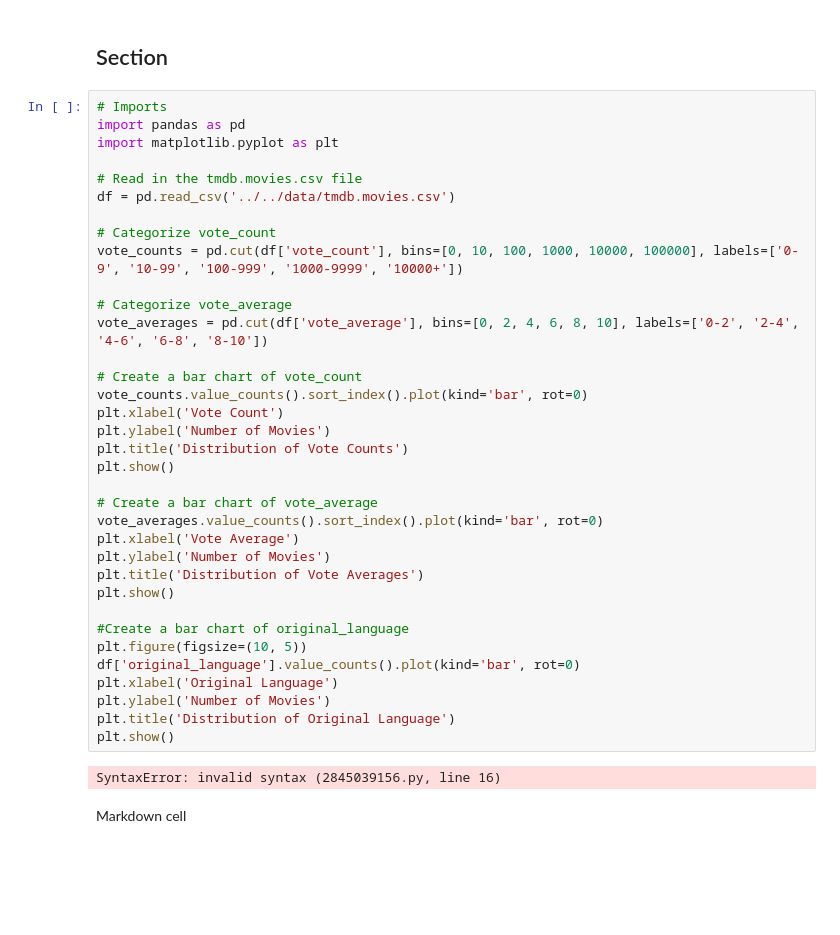
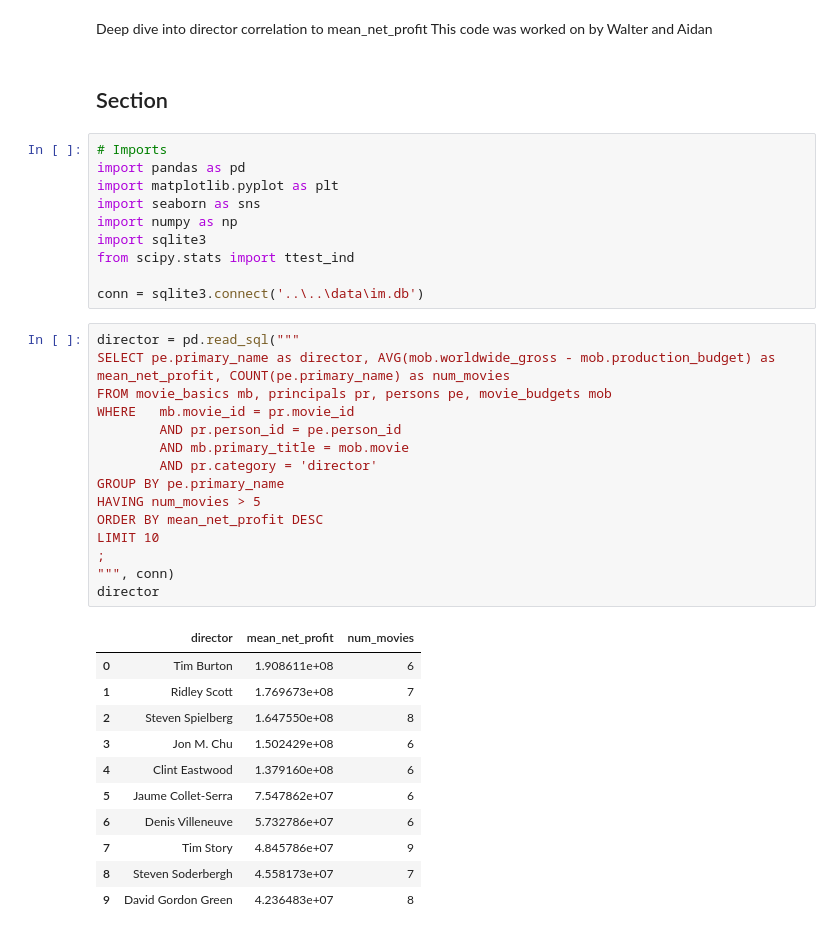
Before and after one commit to rolandrao/capstone-repo, a Jupyter notebook: notebooks/Walter Friedrich/walter_working_notebook.ipynb, the cells around one changed output. Drawn from its saved outputs; the diff is of its cells as text; blank space fills up the shorter version.

Commit message:
updated with group work

```diff
--- a/notebooks/Walter Friedrich/walter_working_notebook.ipynb
+++ b/notebooks/Walter Friedrich/walter_working_notebook.ipynb
@@ -9,41 +7,42 @@ Markdown Cell
+# %% [markdown]
+Deep dive into director correlation to mean_net_profit
+This code was worked on by Walter and Aidan
 # %% [markdown]
 ## Section
-# %%
-# Imports
-import pandas as pd
-import matplotlib.pyplot as plt
-
-# Read in the tmdb.movies.csv file
-df = pd.read_csv('../../data/tmdb.movies.csv')
-
-# Categorize vote_count
-vote_counts = pd.cut(df['vote_count'], bins=[0, 10, 100, 1000, 10000, 100000], labels=['0-9', '10-99', '100-999', '1000-9999', '10000+'])
-
-# Categorize vote_average
-vote_averages = pd.cut(df['vote_average'], bins=[0, 2, 4, 6, 8, 10], labels=['0-2', '2-4', '4-6', '6-8', '8-10'])
-
-# Create a bar chart of vote_count
-vote_counts.value_counts().sort_index().plot(kind='bar', rot=0)
-plt.xlabel('Vote Count')
-plt.ylabel('Number of Movies')
-plt.title('Distribution of Vote Counts')
-plt.show()
-
-# Create a bar chart of vote_average
-vote_averages.value_counts().sort_index().plot(kind='bar', rot=0)
-plt.xlabel('Vote Average')
-plt.ylabel('Number of Movies')
-plt.title('Distribution of Vote Averages')
-plt.show()
-
-#Create a bar chart of original_language
-plt.figure(figsize=(10, 5))
-df['original_language'].value_counts().plot(kind='bar', rot=0)
-plt.xlabel('Original Language')
-plt.ylabel('Number of Movies')
-plt.title('Distribution of Original Language')
-plt.show()
-# %% [output]
-SyntaxError: invalid syntax (2845039156.py, line 16)
-# %% [markdown]
-Markdown cell
+# %%
+# Imports
+import pandas as pd
+import matplotlib.pyplot as plt
+import seaborn as sns
+import numpy as np
+import sqlite3
+from scipy.stats import ttest_ind
+
+conn = sqlite3.connect('..\..\data\im.db')
+# %%
+director = pd.read_sql("""
+SELECT pe.primary_name as director, AVG(mob.worldwide_gross - mob.production_budget) as mean_net_profit, COUNT(pe.primary_name) as num_movies
+FROM movie_basics mb, principals pr, persons pe, movie_budgets mob
+WHERE   mb.movie_id = pr.movie_id
+        AND pr.person_id = pe.person_id
+        AND mb.primary_title = mob.movie
+        AND pr.category = 'director'
+GROUP BY pe.primary_name
+HAVING num_movies > 5
+ORDER BY mean_net_profit DESC
+LIMIT 10
+;
+""", conn)
+director
+# %% [output]
+|  | director | mean_net_profit | num_movies |
+| 0 | Tim Burton | 1.908611e+08 | 6 |
+| 1 | Ridley Scott | 1.769673e+08 | 7 |
+| 2 | Steven Spielberg | 1.647550e+08 | 8 |
+| 3 | Jon M. Chu | 1.502429e+08 | 6 |
+| 4 | Clint Eastwood | 1.379160e+08 | 6 |
+| 5 | Jaume Collet-Serra | 7.547862e+07 | 6 |
+| 6 | Denis Villeneuve | 5.732786e+07 | 6 |
+| 7 | Tim Story | 4.845786e+07 | 9 |
+| 8 | Steven Soderbergh | 4.558173e+07 | 7 |
+| 9 | David Gordon Green | 4.236483e+07 | 8 |
```
Also changed, not shown: parts of 6 cells of this notebook.
